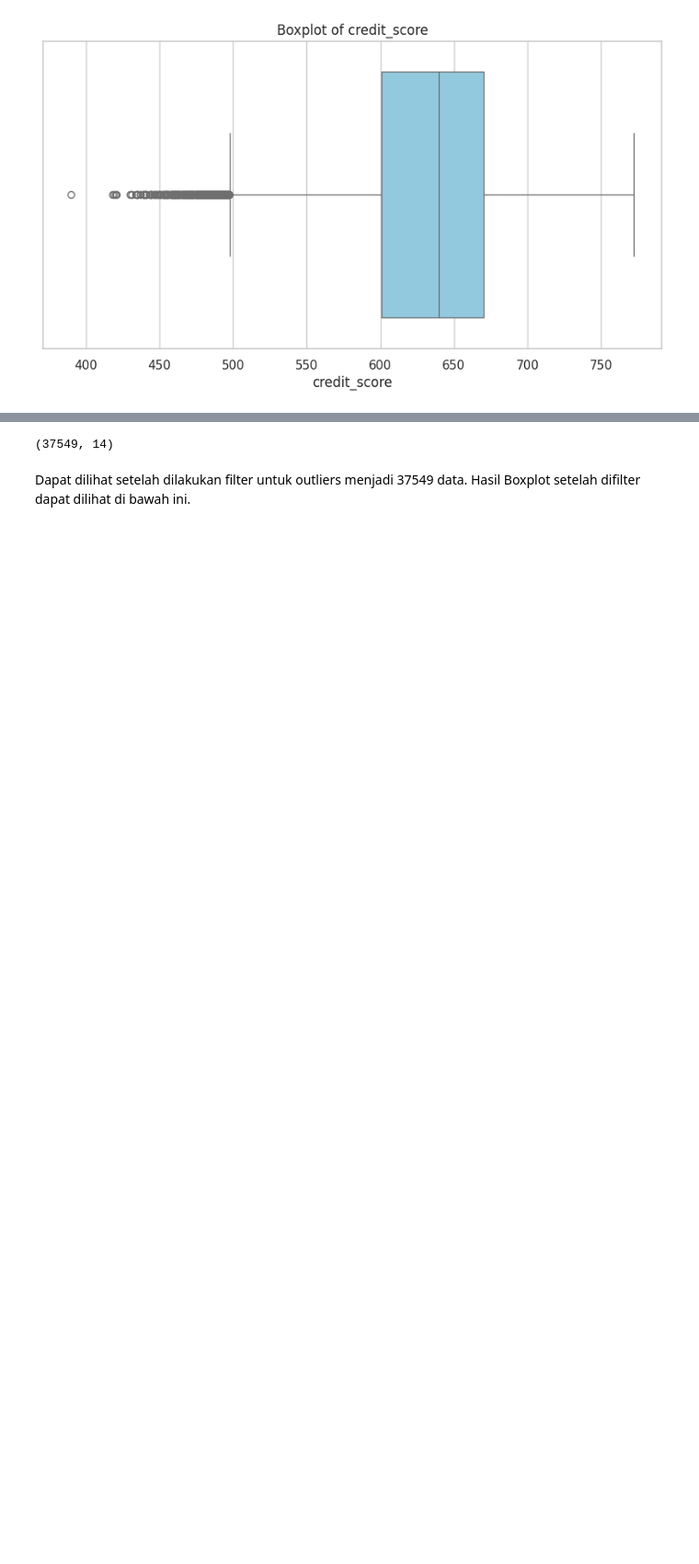
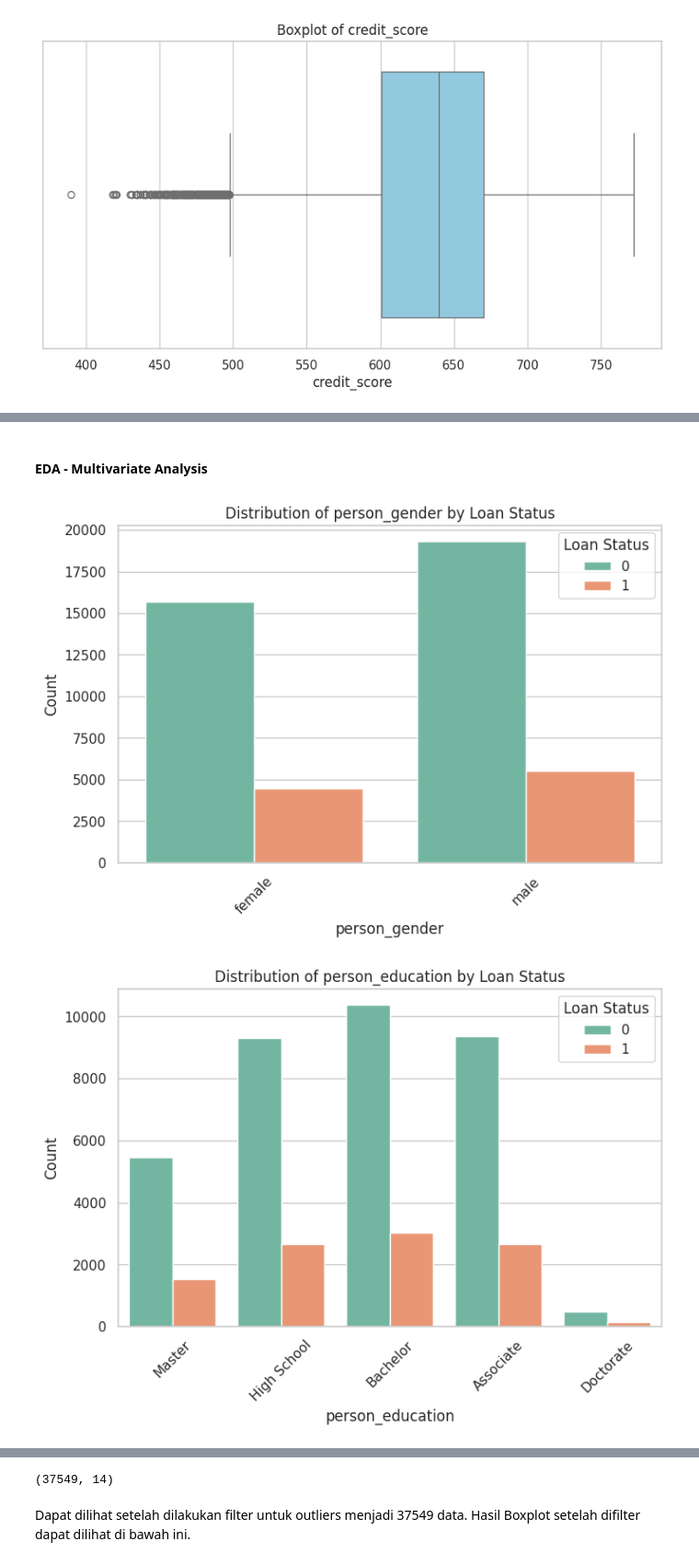
Before and after one commit to wahyudhiasatwika/Loan-Approval_Prediction-Analytics, a Jupyter notebook: DBS_Machine_Learning_Terapan_Wahyu_Dhia_Satwika_Submission1.ipynb, the cells around one changed output, grey strips where cells are left out. Shown at 92% size. Drawn from its saved outputs; the diff is of its cells as text; code cells hidden in the pictures; blank space fills up the shorter version.

```diff
--- a/DBS_Machine_Learning_Terapan_Wahyu_Dhia_Satwika_Submission1.ipynb
+++ b/DBS_Machine_Learning_Terapan_Wahyu_Dhia_Satwika_Submission1.ipynb
@@ -199,0 +293,15 @@ Di beberapa visual boxplot terdapat banyak sekali outlier. Oleh karena itu, untu
+# %% [markdown]
+#### EDA - Multivariate Analysis
+# %%
+for col in categorical_feature:
+    plt.figure(figsize=(8, 5))
+    sns.countplot(data=data_fixed, x=col, hue='loan_status', palette='Set2')
+    plt.title(f"Distribution of {col} by Loan Status")
+    plt.xlabel(col)
+    plt.ylabel("Count")
+    plt.legend(title="Loan Status", loc='upper right')
+    plt.xticks(rotation=45)
+    plt.show()
+# %% [output]
+[figure, added]
+[figure, added]
```
Also changed, not shown: parts of 32 cells of this notebook, 11 other files.
